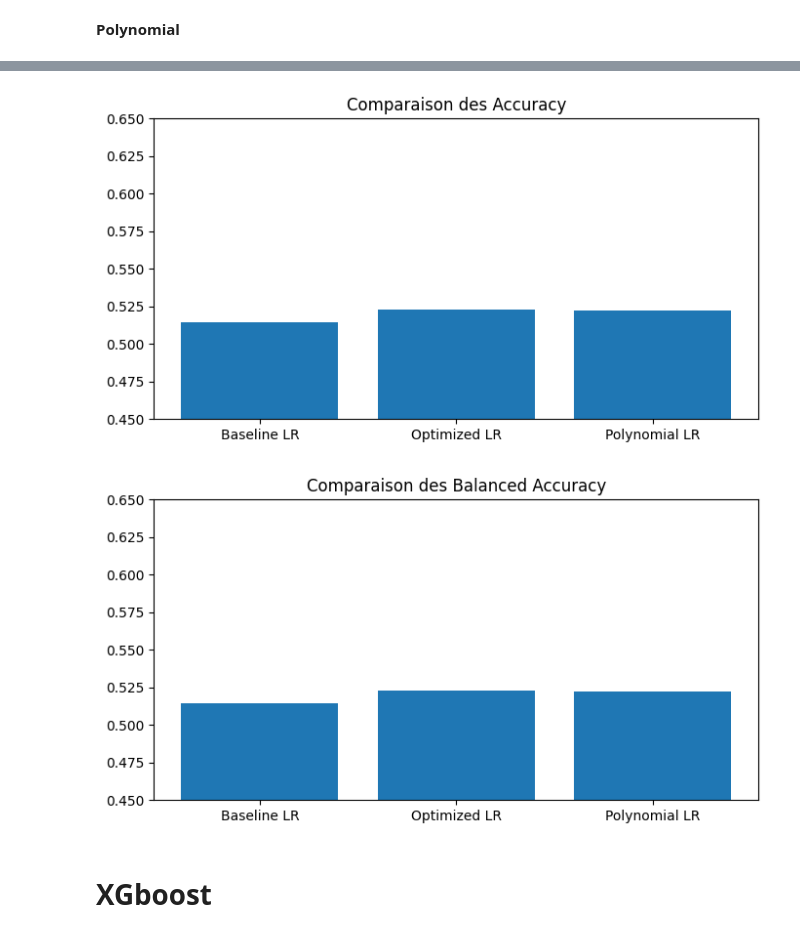
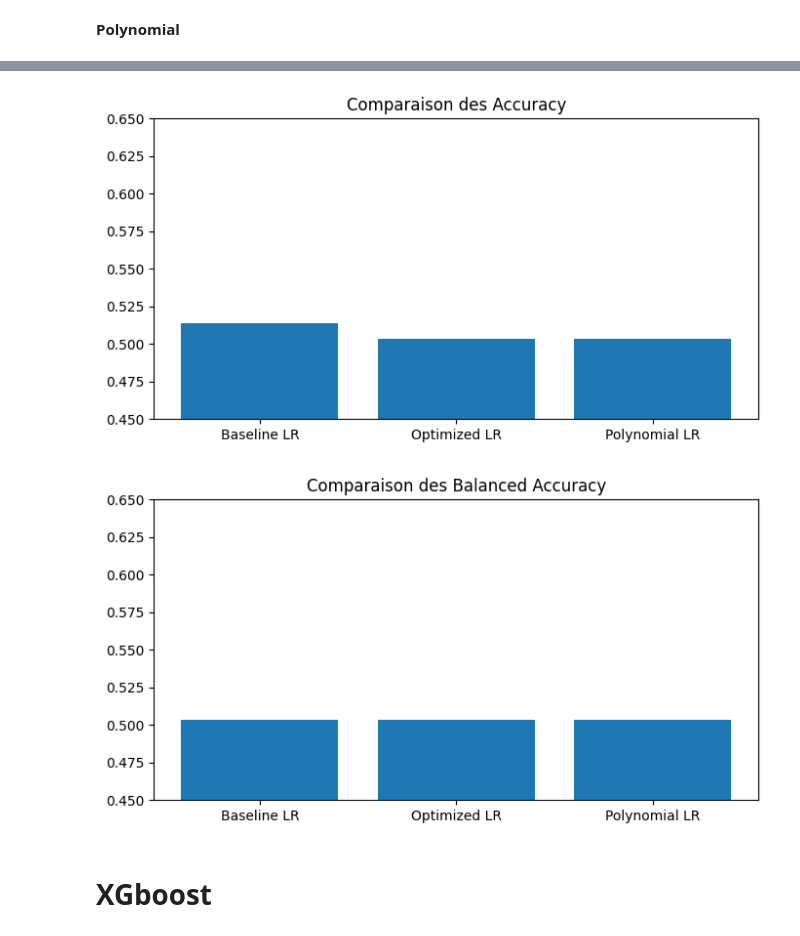
Before and after one commit to Meria-Troudi/mlProject, a Jupyter notebook: models/bo1_Models.ipynb, the cells around one changed output, grey strips where cells are left out. Cells and saved outputs as stored; diff of their text form; code cells hidden in the pictures.

```diff
--- a/models/bo1_Models.ipynb
+++ b/models/bo1_Models.ipynb
@@ -324,7 +220,6 @@ param_grid_tree = {
     'min_samples_split': [10, 20, 50],
     'min_samples_leaf': [5, 10, 20],
     'criterion': ['gini', 'entropy'],
-    'class_weight': ['balanced', {0:1, 1:1}],  # Correction: seulement 2 classes
     'max_features': ['sqrt', 'log2', None]
 }
 
@@ -336,5 +231,9 @@ grid_search_tree = GridSearchCV(
     n_jobs=-1,
     verbose=1
 )
-grid_search_tree.fit(X_train_final, y_train_final)  # Utiliser les données finales
+grid_search_tree.fit(X_train, y_train)
+
+best_tree = grid_search_tree.best_estimator_
+y_pred_tree = best_tree.predict(X_test)
+acc_tree = accuracy_score(y_test, y_pred_tree)
 # %% [output]
@@ -492,9 +370,8 @@ plt.show()
 # %%
-# Regression Baseline
 lr_baseline = LogisticRegression(random_state=42, max_iter=1000)
 lr_baseline.fit(X_train_scaled, y_train)
-y_pred_lr_baseline = lr_baseline.predict(X_test_scaled)
-acc_lr_baseline = accuracy_score(y_test, y_pred_lr_baseline)
+y_pred_lr = lr_baseline.predict(X_test_scaled)
+acc_lr_baseline = accuracy_score(y_test, y_pred_lr)
 
-print(f"Regression Baseline - Accuracy: {acc_lr_baseline:.3f}")
+print(f"Regression - Accuracy: {acc_lr_baseline:.3f}")
 # %% [output]
@@ -502,10 +379,10 @@ Regression Baseline - Accuracy: 0.514
 # %%
 # Optimisation Regression
 param_grid_lr = {
-    'C': [0.001, 0.01, 0.1, 1, 10, 100],
-    'penalty': ['l1', 'l2', 'elasticnet'],
-    'solver': ['liblinear', 'saga'],
-    'class_weight': ['balanced', {0:1, 1:1, 2:3}]
+     'C': [0.001, 0.01, 0.1, 1, 10, 100],
+    'penalty': ['l2'],
+    'solver': ['liblinear', 'lbfgs'],
+    'class_weight': ['balanced', None]
 }
 
 lr_grid = GridSearchCV(
@@ -518,5 +395,10 @@ lr_grid = GridSearchCV(
 )
 print("Recherche des meilleurs paramètres pour la regression...")
 lr_grid.fit(X_train, y_train)
+
+best_lr = lr_grid.best_estimator_
+y_pred_lr = best_lr.predict(X_test_scaled)
+acc_lr = accuracy_score(y_test, y_pred_lr)
+bal_acc_lr = balanced_accuracy_score(y_test, y_pred_lr)
 # %% [output]
 Recherche des meilleurs paramètres pour la regression...
@@ -622,6 +484,6 @@ Dimensions après: (8000, 350)
 # %%
 lr_poly = LogisticRegression(max_iter=5000, solver="saga")
-lr_poly.fit(X_train_poly, y_train_final)
+lr_poly.fit(X_train_poly, y_train)
 
 y_pred_poly = lr_poly.predict(X_test_poly)
 
@@ -678,22 +540,22 @@ AUC = 0.5232893726299621
 # %%
 models = ["Baseline LR", "Optimized LR", "Polynomial LR"]
 accuracies = [acc_lr_baseline, acc_lr, acc_poly]
-bal_accuracies = [balanced_accuracy_score(y_test, y_pred_lr_baseline),
+bal_accuracies = [balanced_accuracy_score(y_test, y_pred_lr),
                   bal_acc_lr, bal_acc_poly]
 
 plt.figure(figsize=(8,4))
 plt.bar(models, accuracies)
 plt.ylim(0.45, 0.65)
 plt.title("Comparaison des Accuracy")
 plt.show()
 
 plt.figure(figsize=(8,4))
 plt.bar(models, bal_accuracies)
 plt.ylim(0.45, 0.65)
 plt.title("Comparaison des Balanced Accuracy")
 plt.show()
 # %% [output]
-[figure, old version]
+[figure, new version]
-[figure, old version]
+[figure, new version]
 # %% [markdown]
 # **XGboost**
```
Also changed, not shown: parts of 59 cells of this notebook, 9 other files.
